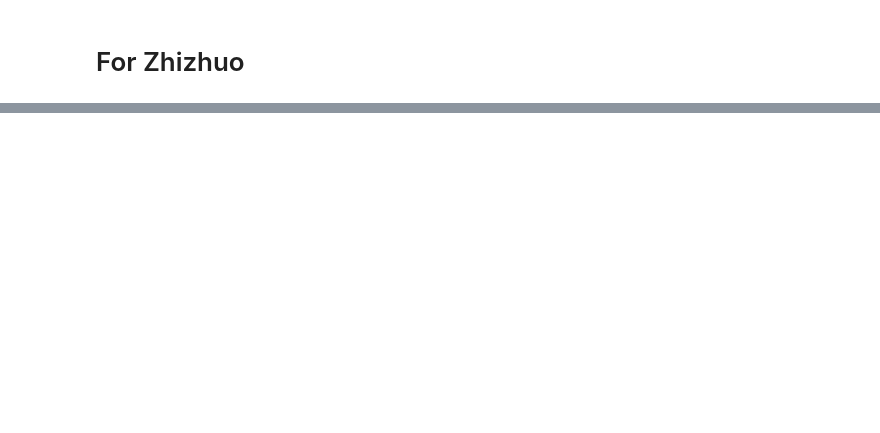
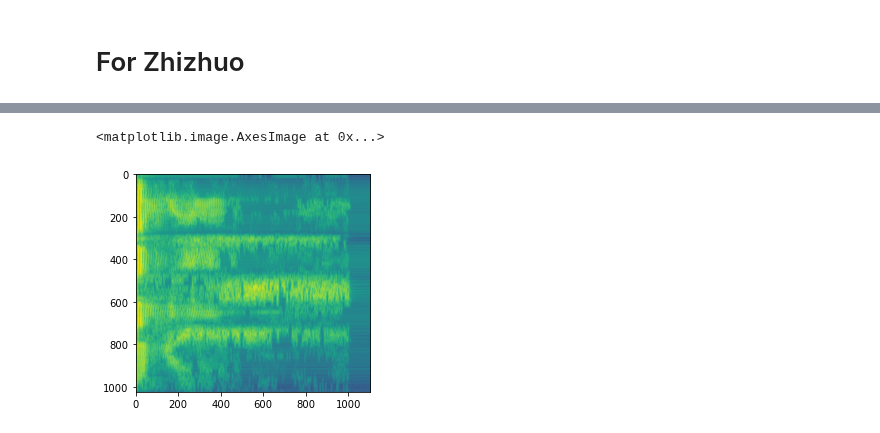
Before and after one commit to blindedjoy/Reservoir, a Jupyter notebook: MARIOS/Analysis.ipynb, the cells around one changed output, grey strips where cells are left out. Saved outputs shown, nothing was run; the diff lists cells and outputs as text; code cells hidden in the pictures; blank space fills up the shorter version.

```diff
--- a/MARIOS/Analysis.ipynb
+++ b/MARIOS/Analysis.ipynb
@@ -2644,0 +2625,5 @@ zhizhuo/testindex_250_259.mat
+# %%
+plt.imshow(test1.A)
+# %% [output]
+<matplotlib.image.AxesImage at 0x...>
+[figure, added]
```
Also changed, not shown: parts of 17 cells of this notebook, 6 other files.
